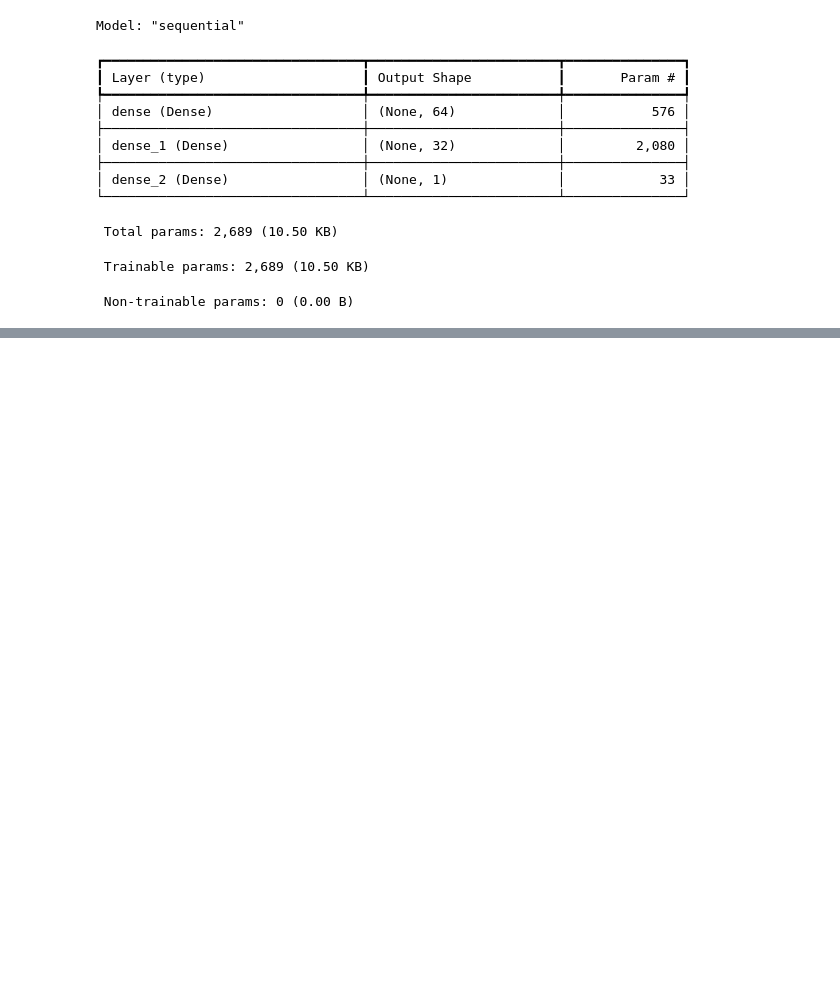
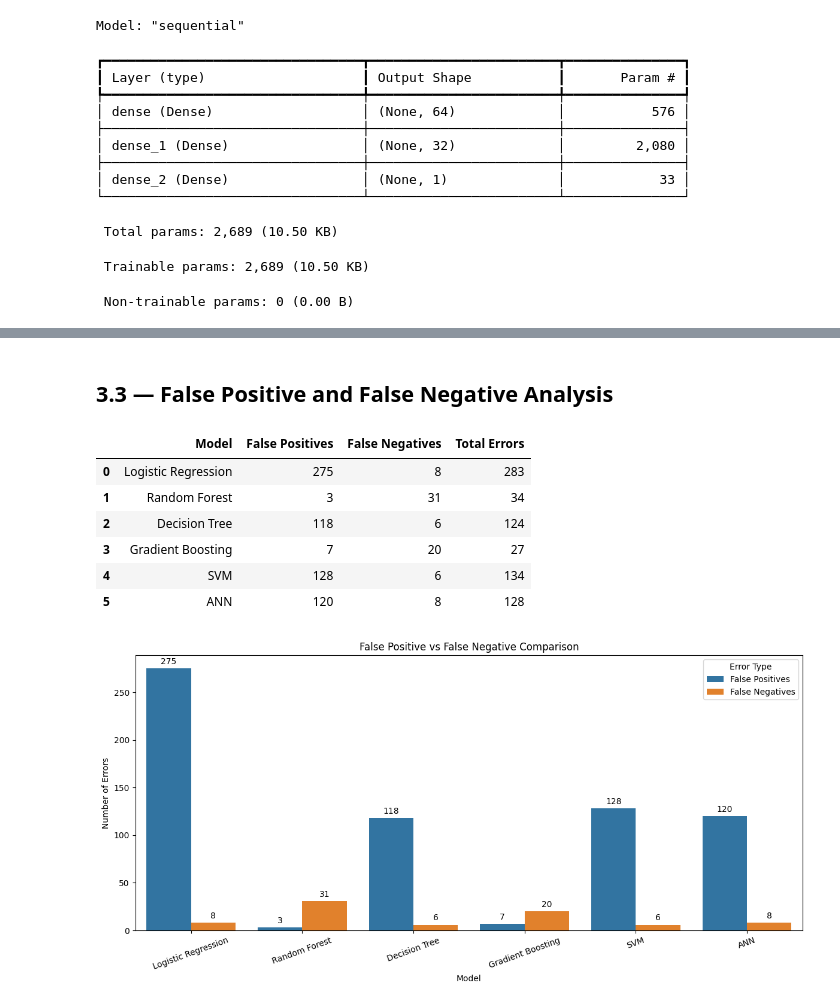
Before and after one commit to rameshworkmail111-stack/Intelligent-Predictive-Maintenance-Machine-Failure-Risk-Management, a Jupyter notebook: VALLE_RAMESH_Intelligent Predictive Maintenance_Machine Failure Risk Management.ipynb, the cells around one changed output, grey strips where cells are left out. Saved outputs shown, nothing was run; the diff lists cells and outputs as text; code cells hidden in the pictures; blank space fills up the shorter version.

```diff
--- a/VALLE_RAMESH_Intelligent Predictive Maintenance_Machine Failure Risk Management.ipynb
+++ b/VALLE_RAMESH_Intelligent Predictive Maintenance_Machine Failure Risk Management.ipynb
@@ -1406,0 +2295,65 @@ Model: "sequential"
+# %% [markdown]
+## 3.3 — False Positive and False Negative Analysis
+# %%
+
+# Purpose: Compare false positives and false negatives across validation models.
+
+from sklearn.metrics import confusion_matrix
+import pandas as pd
+import matplotlib.pyplot as plt
+import seaborn as sns
+
+error_analysis = []
+
+for model_name, predictions in validation_predictions.items():
+
+    tn, fp, fn, tp = confusion_matrix(
+        y_val, predictions
+    ).ravel()
+
+    error_analysis.append({
+        "Model": model_name,
+        "False Positives": fp,
+        "False Negatives": fn,
+        "Total Errors": fp + fn
+    })
+
+error_df = pd.DataFrame(error_analysis)
+
+display(error_df)
+
+# Visualize false positives and false negatives
+error_plot = error_df.melt(
+    id_vars="Model",
+    value_vars=["False Positives", "False Negatives"],
+    var_name="Error Type",
+    value_name="Count"
+)
+
+plt.figure(figsize=(12, 6))
+
+ax = sns.barplot(
+    data=error_plot,
+    x="Model",
+    y="Count",
+    hue="Error Type"
+)
+
+for container in ax.containers:
+    ax.bar_label(container, padding=3)
+
+plt.title("False Positive vs False Negative Comparison")
+plt.xlabel("Model")
+plt.ylabel("Number of Errors")
+plt.xticks(rotation=20)
+plt.tight_layout()
+plt.show()
+# %% [output]
+|  | Model | False Positives | False Negatives | Total Errors |
+| 0 | Logistic Regression | 275 | 8 | 283 |
+| 1 | Random Forest | 3 | 31 | 34 |
+| 2 | Decision Tree | 118 | 6 | 124 |
+| 3 | Gradient Boosting | 7 | 20 | 27 |
+| 4 | SVM | 128 | 6 | 134 |
+| 5 | ANN | 120 | 8 | 128 |
+[figure, added]
```
Also changed, not shown: parts of 62 cells of this notebook.
